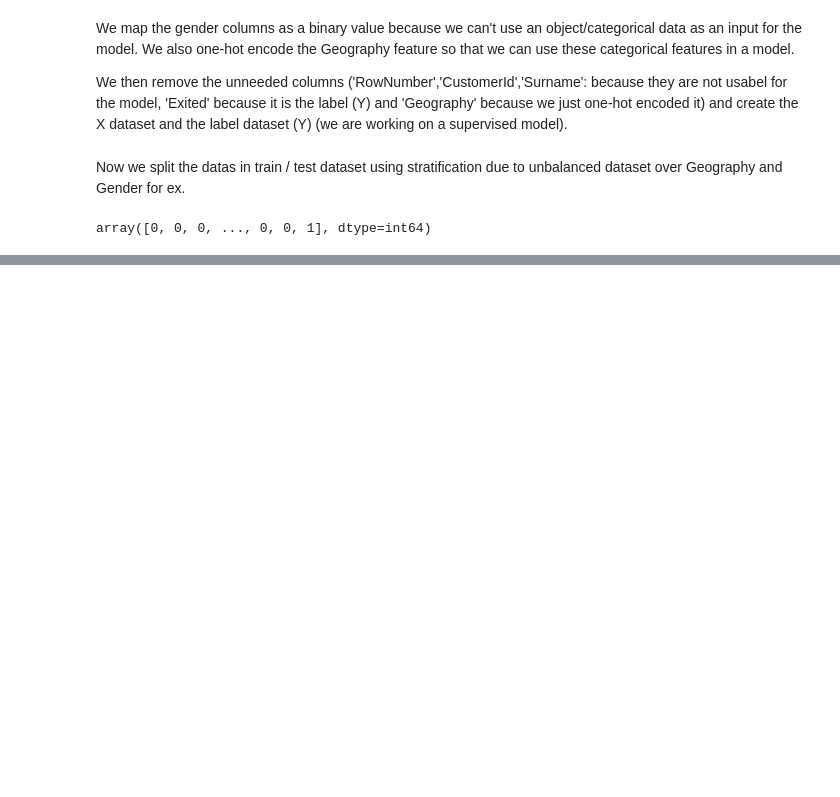
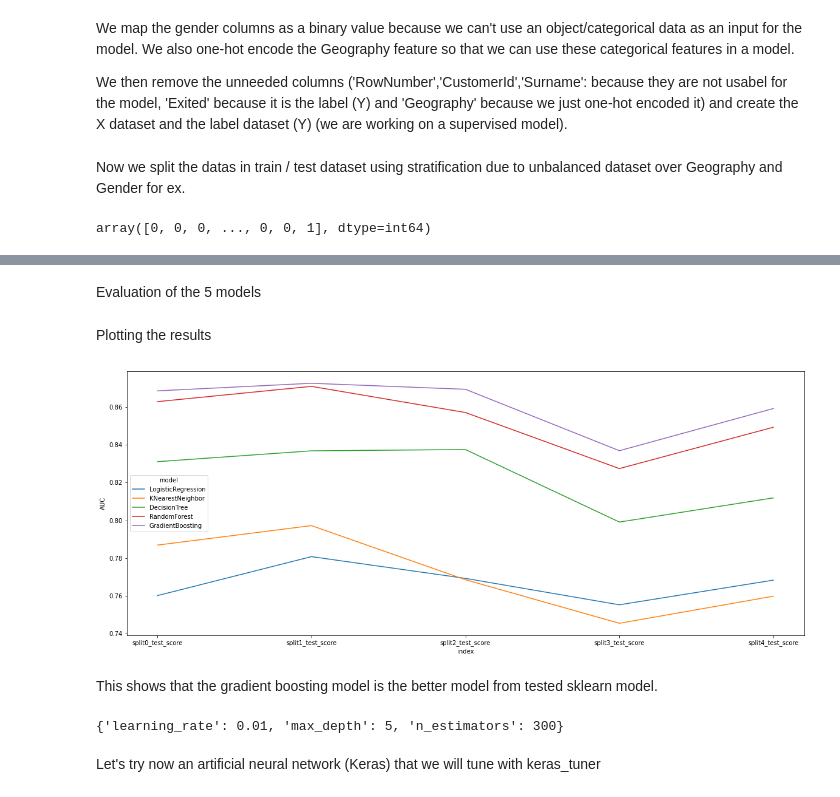
Before and after one commit to splatch58/ML_PythonLabs, a Jupyter notebook: Project_DE_CANDIDO_Bank_Churn.ipynb, the cells around one changed output, grey strips where cells are left out. Drawn from its saved outputs; the diff is of its cells as text; code cells hidden in the pictures; blank space fills up the shorter version.

```diff
--- a/Project_DE_CANDIDO_Bank_Churn.ipynb
+++ b/Project_DE_CANDIDO_Bank_Churn.ipynb
@@ -353,0 +391,55 @@ We finally choose the ANN model because it gives more accurate predictions
+# %% [markdown]
+Evaluation of the 5 models
+# %%
+# compile best model result
+
+def keep_bestModel(data, model_name):
+    """
+    function generating the best result from each model training
+    inputs:
+    - Data: Dataframe outputed from GridSearchCV
+    - model_name: name of the related model as str
+    """
+    best_model = data[data['rank_test_score']==1].copy()
+    best_model['score'] = 'AUC'
+    column = [
+        'split0_test_score',
+        'split1_test_score',
+        'split2_test_score',
+        'split3_test_score',
+        'split4_test_score',
+        'score'
+    ]
+    best_model = best_model[column].copy()
+    best_model.set_index('score', inplace=True)
+    best_model = best_model.T
+    best_model['model'] = model_name
+    best_model = dict(best_model)
+    return pd.DataFrame.from_dict(best_model)
+
+model_list = [Results_LogReg, Results_knn, Results_dtc, Results_rfc, Results_gbc]
+model_name = ['LogisticRegression','KNearestNeighbor','DecisionTree','RandomForest', 'GradientBoosting']
+all_best_model = pd.DataFrame()
+
+for df, model in zip(model_list, model_name):
+    mod = keep_bestModel(df, model)
+
+    all_best_model = pd.concat([all_best_model, mod], axis = 0)
+
+all_best_model.reset_index(inplace = True)
+# %% [markdown]
+Plotting the results
+# %%
+plt.figure(figsize = (20,8))
+ax = sns.lineplot( y = all_best_model['AUC'], x = all_best_model['index'], hue = all_best_model['model'], ci = 'sd')
+# %% [output]
+[figure, added]
+# %% [markdown]
+This shows that the gradient boosting model is the better model from tested sklearn model.
+# %%
+# Shows the bast parameters for Gradient Boosting
+tested_gbc.best_params_
+# %% [output]
+{'learning_rate': 0.01, 'max_depth': 5, 'n_estimators': 300}
+# %% [markdown]
+Let's try now an artificial neural network (Keras) that we will tune with keras_tuner
```
Also changed, not shown: parts of 32 cells of this notebook, 14 other files.
